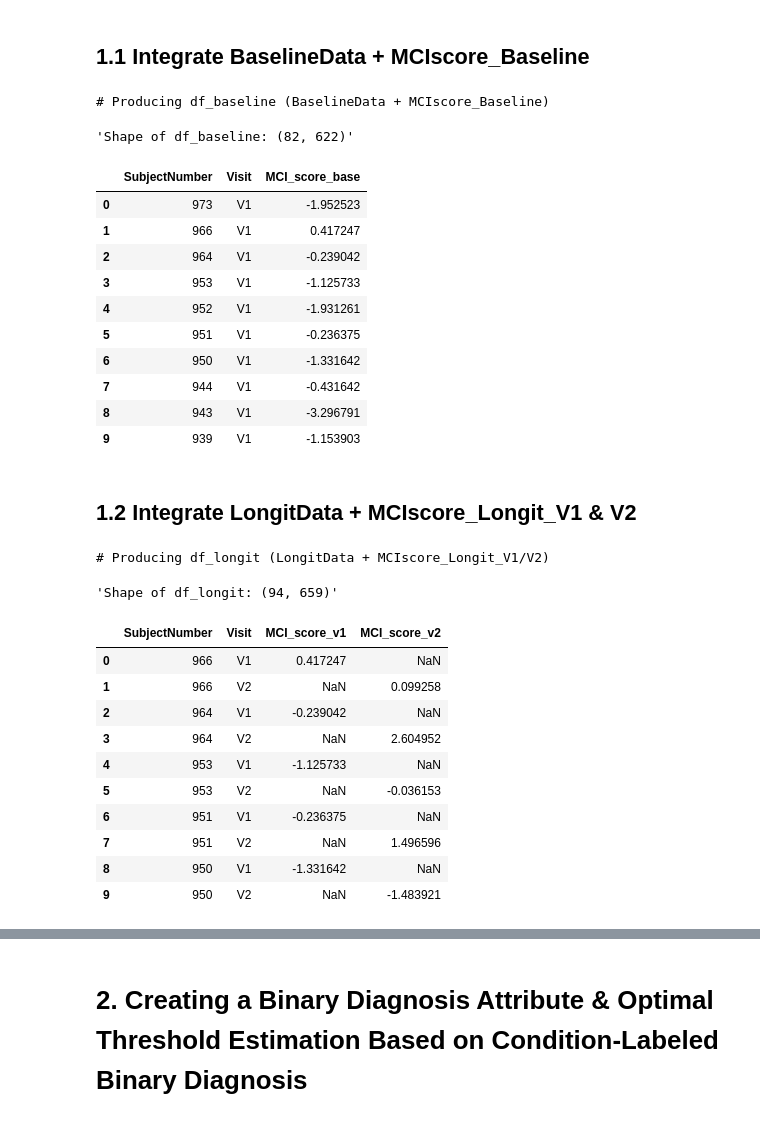
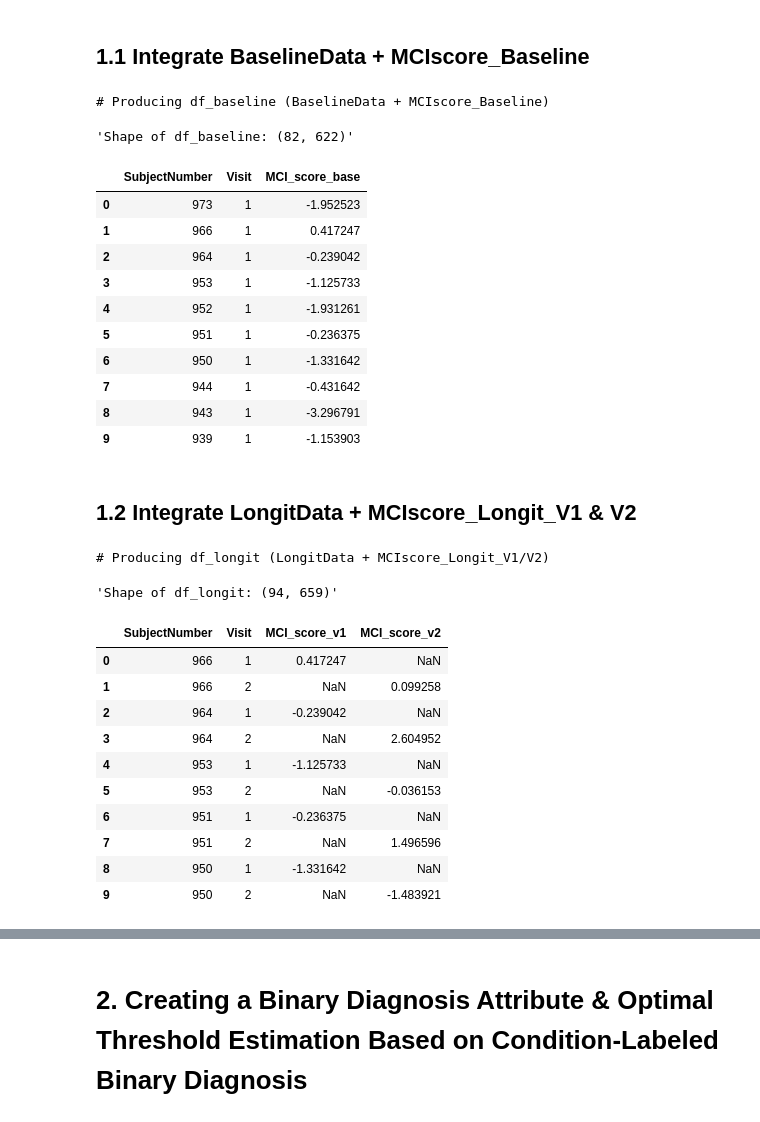
Before and after one commit to EdizArkin/EEG-Cognitive-Progression-Analysis-Early-Diagnosis, a Jupyter notebook: integratedDataPreparation.ipynb, the cells around one changed output, grey strips where cells are left out. Cells and saved outputs as stored; diff of their text form; code cells hidden in the pictures.

```diff
--- a/integratedDataPreparation.ipynb
+++ b/integratedDataPreparation.ipynb
@@ -5,10 +5,11 @@ import pandas as pd
 import numpy as np
 import os
 import re
+from IPython.display import display  # ensure display() is available in notebook and scripts
 
 # Paths
 DATA_PATH = "data/raw/"
-OUT_PATH = "data/processed/"
+OUT_PATH = "data/integrated/"
 os.makedirs(OUT_PATH, exist_ok=True)
 
 # Helpers
@@ -25,16 +26,19 @@ def normalize_subject(x):
     return str(x).strip()
 
 def normalize_visit_val(x):
+    """Normalize Visit values to a canonical string form.
+    - If numeric digits are present, returns the first group of digits as a string (e.g. '1', '2').
+    - If value is missing, returns np.nan.
+    - Otherwise returns the stripped, upper-cased string fallback.
+
+    This ensures deterministic types for the Visit column and avoids mixed int/str issues."""
     if pd.isna(x):
         return np.nan
     s = str(x).strip()
-    m = re.search(r"(\\d+)", s)
+    m = re.search(r'(\d+)', s)
     if m:
-        try:
-            return int(m.group(1))
-        except Exception:
-            return s
-    return s
+        return m.group(1)
+    return s.upper()
 # %% [markdown]
 ## 1.1 Integrate BaselineData + MCIscore_Baseline
 # %%
@@ -77,53 +81,57 @@ for df in (df_base_feat, df_base_score):
 # Detect MCI score column in score file
 score_candidates = [c for c in df_base_score.columns if re.search('mci.*score|score.*mci|mci_score|mci', c, re.I)]
 if not score_candidates:
-    # fallback: numeric column
+    # fallback: numeric column (robust sampling of non-null values)
     possible = [c for c in df_base_score.columns if c not in ['SubjectNumber','Visit']]
     numeric_candidates = []
     for c in possible:
+        nonnull = df_base_score[c].dropna()
+        if nonnull.empty:
+            continue
+        sample = nonnull.iloc[:10]
         try:
-            pd.to_numeric(df_base_score[c].dropna().iloc[:10])
+            pd.to_numeric(sample)
             numeric_candidates.append(c)
         except Exception:
-            pass
+            continue
     if numeric_candidates:
         mci_col_base = numeric_candidates[0]
         print(f"Warning: Using numeric column '{mci_col_base}' from baseline score as MCI score (no explicit 'mci' found).")
     else:
         raise ValueError('Could not find an MCI score column in MCIscore_Baseline.xlsx')
 else:
     mci_col_base = next((c for c in score_candidates if re.search('score', c, re.I)), score_candidates[0])
 
 # Ensure numeric
 df_base_score[mci_col_base] = pd.to_numeric(df_base_score[mci_col_base], errors='coerce').astype(float)
 # Aggregate (keep last non-null per SubjectNumber+Visit)
 df_base_score.sort_values(['SubjectNumber','Visit'], inplace=True, kind='stable')
 df_base_score['MCI_score_base'] = df_base_score[mci_col_base]
 df_base_agg = df_base_score.drop_duplicates(subset=['SubjectNumber','Visit'], keep='last')[['SubjectNumber','Visit','MCI_score_base']]
 
 # Merge into features
 if set(['SubjectNumber','Visit']).issubset(df_base_feat.columns):
     df_baseline = df_base_feat.merge(df_base_agg, on=['SubjectNumber','Visit'], how='left')
 else:
     raise ValueError('Baseline feature file does not contain canonical SubjectNumber and Visit after renaming')
 
 # Print samples
 display(f'Shape of df_baseline: {df_baseline.shape}')
 display(df_baseline[['SubjectNumber','Visit','MCI_score_base']].head(10))
 # %% [output]
 # Producing df_baseline (BaselineData + MCIscore_Baseline)
 'Shape of df_baseline: (82, 622)'
 |  | SubjectNumber | Visit | MCI_score_base |
-| 0 | 973 | V1 | -1.952523 |
-| 1 | 966 | V1 | 0.417247 |
-| 2 | 964 | V1 | -0.239042 |
-| 3 | 953 | V1 | -1.125733 |
-| 4 | 952 | V1 | -1.931261 |
-| 5 | 951 | V1 | -0.236375 |
-| 6 | 950 | V1 | -1.331642 |
-| 7 | 944 | V1 | -0.431642 |
-| 8 | 943 | V1 | -3.296791 |
-| 9 | 939 | V1 | -1.153903 |
+| 0 | 973 | 1 | -1.952523 |
+| 1 | 966 | 1 | 0.417247 |
+| 2 | 964 | 1 | -0.239042 |
+| 3 | 953 | 1 | -1.125733 |
+| 4 | 952 | 1 | -1.931261 |
+| 5 | 951 | 1 | -0.236375 |
+| 6 | 950 | 1 | -1.331642 |
+| 7 | 944 | 1 | -0.431642 |
+| 8 | 943 | 1 | -3.296791 |
+| 9 | 939 | 1 | -1.153903 |
 # %% [markdown]
 ## 1.2 Integrate LongitData + MCIscore_Longit_V1 & V2
 # %%
@@ -163,14 +171,18 @@ def detect_mci_col(df):
     candidates = [c for c in df.columns if re.search('mci.*score|score.*mci|mci_score|mci', c, re.I)]
     if candidates:
         return next((c for c in candidates if re.search('score', c, re.I)), candidates[0])
-    # fallback numeric
+    # fallback numeric: sample up to 10 non-null values to check numeric-ness
     possible = [c for c in df.columns if c not in ['SubjectNumber','Visit']]
     for c in possible:
+        nonnull = df[c].dropna()
+        if nonnull.empty:
+            continue
+        sample = nonnull.iloc[:10]
         try:
-            pd.to_numeric(df[c].dropna().iloc[:10])
+            pd.to_numeric(sample)
             return c
         except Exception:
-            pass
+            continue
     return None
 
 mci_v1_col = detect_mci_col(df_v1)
@@ -208,16 +220,16 @@ display(df_longit[['SubjectNumber','Visit'] + [c for c in ['MCI_score_v1','MCI_s
 # Producing df_longit (LongitData + MCIscore_Longit_V1/V2)
 'Shape of df_longit: (94, 659)'
 |  | SubjectNumber | Visit | MCI_score_v1 | MCI_score_v2 |
-| 0 | 966 | V1 | 0.417247 | NaN |
-| 1 | 966 | V2 | NaN | 0.099258 |
-| 2 | 964 | V1 | -0.239042 | NaN |
-| 3 | 964 | V2 | NaN | 2.604952 |
-| 4 | 953 | V1 | -1.125733 | NaN |
-| 5 | 953 | V2 | NaN | -0.036153 |
-| 6 | 951 | V1 | -0.236375 | NaN |
-| 7 | 951 | V2 | NaN | 1.496596 |
-| 8 | 950 | V1 | -1.331642 | NaN |
-| 9 | 950 | V2 | NaN | -1.483921 |
+| 0 | 966 | 1 | 0.417247 | NaN |
+| 1 | 966 | 2 | NaN | 0.099258 |
+| 2 | 964 | 1 | -0.239042 | NaN |
+| 3 | 964 | 2 | NaN | 2.604952 |
+| 4 | 953 | 1 | -1.125733 | NaN |
+| 5 | 953 | 2 | NaN | -0.036153 |
+| 6 | 951 | 1 | -0.236375 | NaN |
+| 7 | 951 | 2 | NaN | 1.496596 |
+| 8 | 950 | 1 | -1.331642 | NaN |
+| 9 | 950 | 2 | NaN | -1.483921 |
 # %% [markdown]
 ## 1.3 Integration Results: Subjects' Visit Report
 
```
Also changed, not shown: parts of 17 cells of this notebook, 2 other files.
